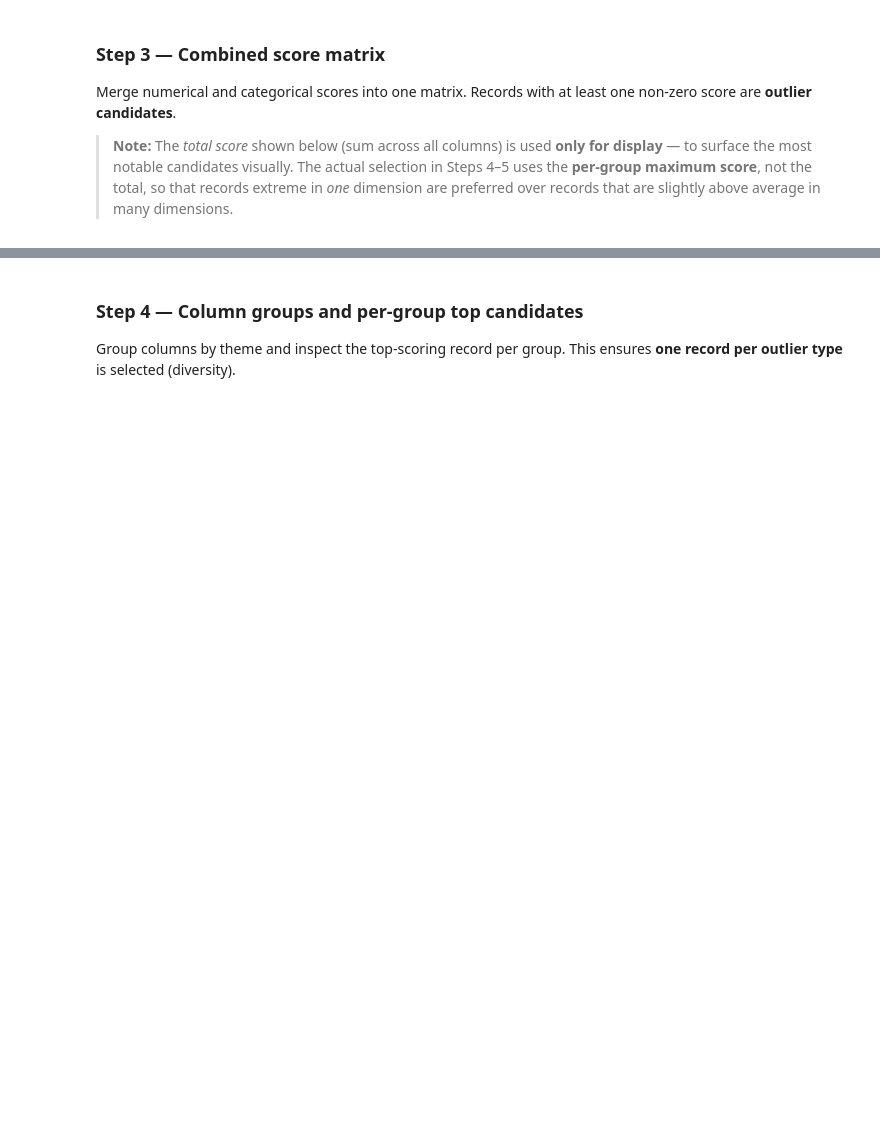
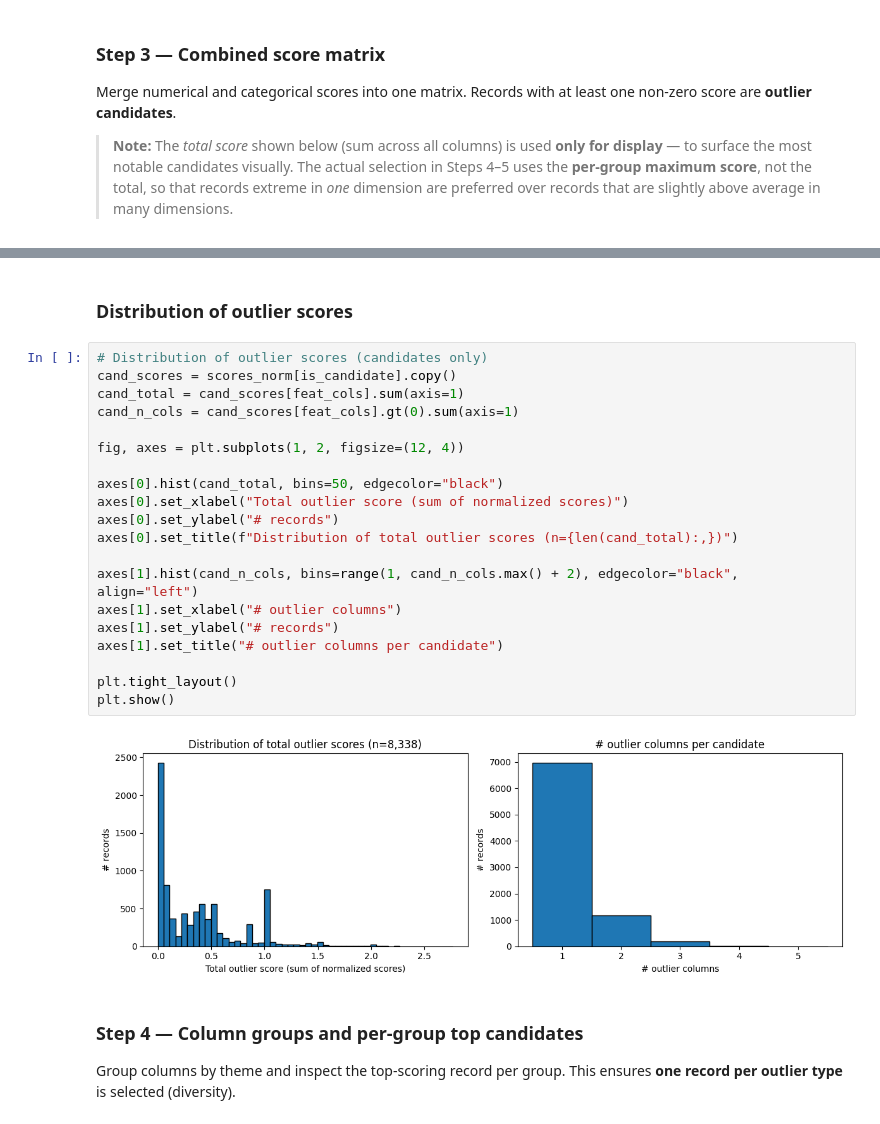
Before and after one commit to SDC4Society/synthetic_data_release, a Jupyter notebook: notebooks/select_mia_target_adult.ipynb, the cells around one changed output, grey strips where cells are left out. Drawn from its saved outputs; the diff is of its cells as text; blank space fills up the shorter version.

```diff
--- a/notebooks/select_mia_target_adult.ipynb
+++ b/notebooks/select_mia_target_adult.ipynb
@@ -141,3 +202,27 @@ display(
+# %% [markdown]
+### Distribution of outlier scores
+# %%
+# Distribution of outlier scores (candidates only)
+cand_scores = scores_norm[is_candidate].copy()
+cand_total = cand_scores[feat_cols].sum(axis=1)
+cand_n_cols = cand_scores[feat_cols].gt(0).sum(axis=1)
+
+fig, axes = plt.subplots(1, 2, figsize=(12, 4))
+
+axes[0].hist(cand_total, bins=50, edgecolor="black")
+axes[0].set_xlabel("Total outlier score (sum of normalized scores)")
+axes[0].set_ylabel("# records")
+axes[0].set_title(f"Distribution of total outlier scores (n={len(cand_total):,})")
+
+axes[1].hist(cand_n_cols, bins=range(1, cand_n_cols.max() + 2), edgecolor="black", align="left")
+axes[1].set_xlabel("# outlier columns")
+axes[1].set_ylabel("# records")
+axes[1].set_title("# outlier columns per candidate")
+
+plt.tight_layout()
+plt.show()
+# %% [output]
+[figure, added]
 # %% [markdown]
 ### Step 4 — Column groups and per-group top candidates
 
```
Also changed, not shown: parts of 8 cells of this notebook, 3 other files.
